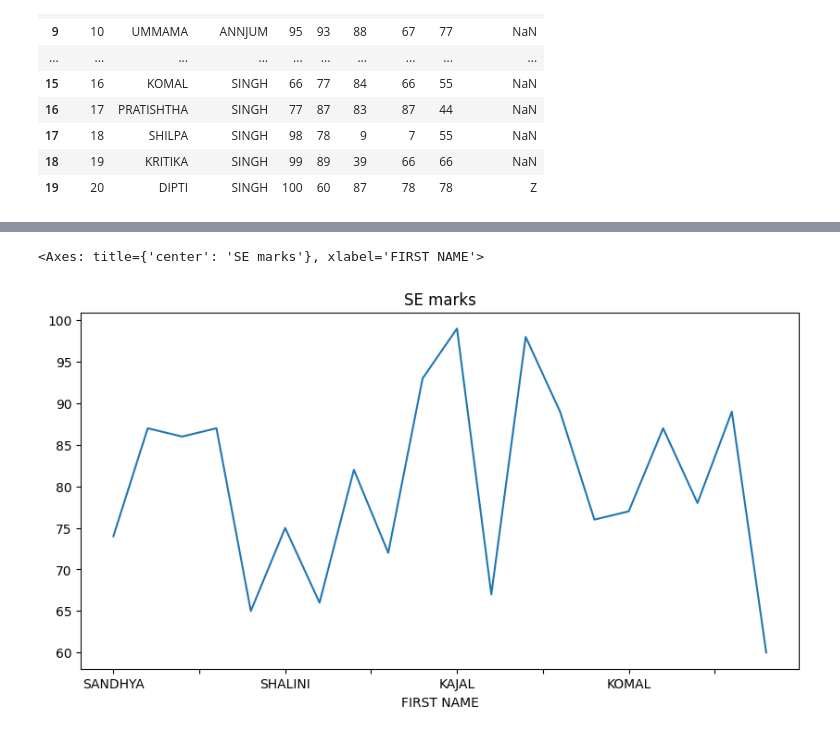
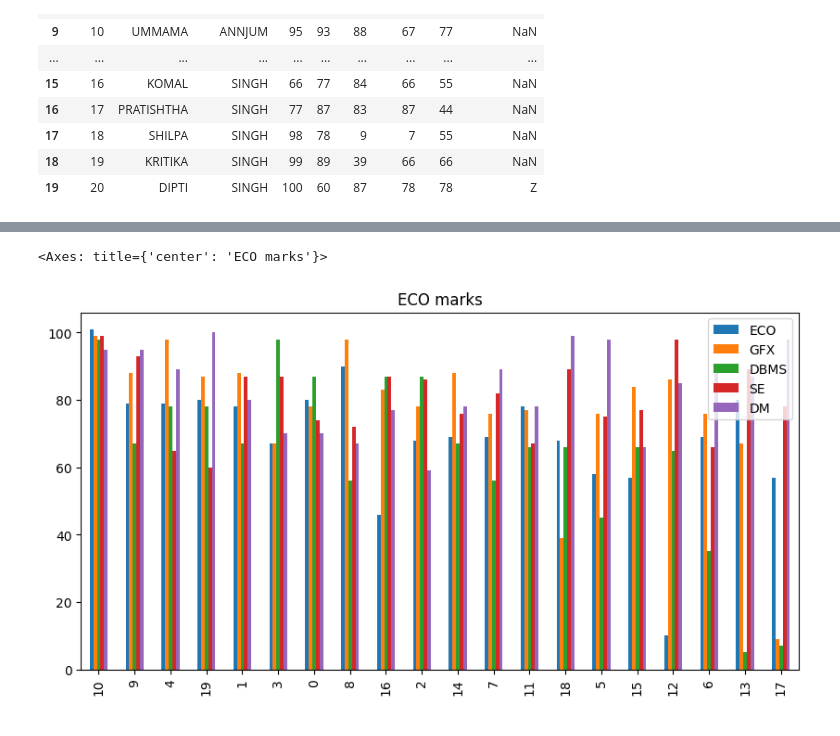
Before and after one commit to fzzm05/digipodium-data-analytics, a Jupyter notebook: analysis1.ipynb, the cells around one changed output, grey strips where cells are left out. Saved outputs shown, nothing was run; the diff lists cells and outputs as text; code cells hidden in the pictures.

```diff
--- a/analysis1.ipynb
+++ b/analysis1.ipynb
@@ -27,0 +118,10 @@ marks.set_index('FIRST NAME',inplace=True)
+# %%
+
+marks['total']= marks['DBMS']+marks['DM']+marks['ECO']+marks['GFX']+marks['SE']
+# %%
+marks.sort_values(by='total',ascending=False,inplace=True)
+# %%
+marks['percentage']=marks['total']/5
+# %%
+
+marks.sort_values(by=['total','percentage'],ascending=False,inplace=True)
@@ -34,5 +163,8 @@ marks['ECO'].plot(kind='bar',figsize=(10,5),title='ECO marks')
 # %%
-marks['SE'].plot(kind='line',figsize=(10,5),title= 'SE marks')
+
+
+marks[['ECO','GFX','DBMS','SE','DM
+       ']].plot(kind='bar',figsize=(10,5),title='ECO marks')
 # %% [output]
-<Axes: title={'center': 'SE marks'}, xlabel='FIRST NAME'>
+<Axes: title={'center': 'ECO marks'}>
-[figure, old version]
+[figure, new version]
```
Also changed, not shown: parts of 15 cells of this notebook, 2 other files.
